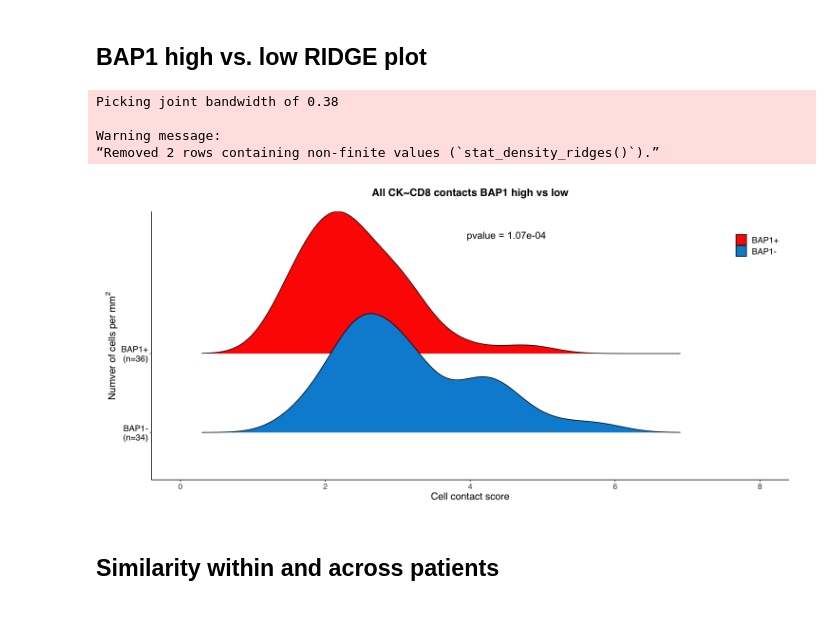
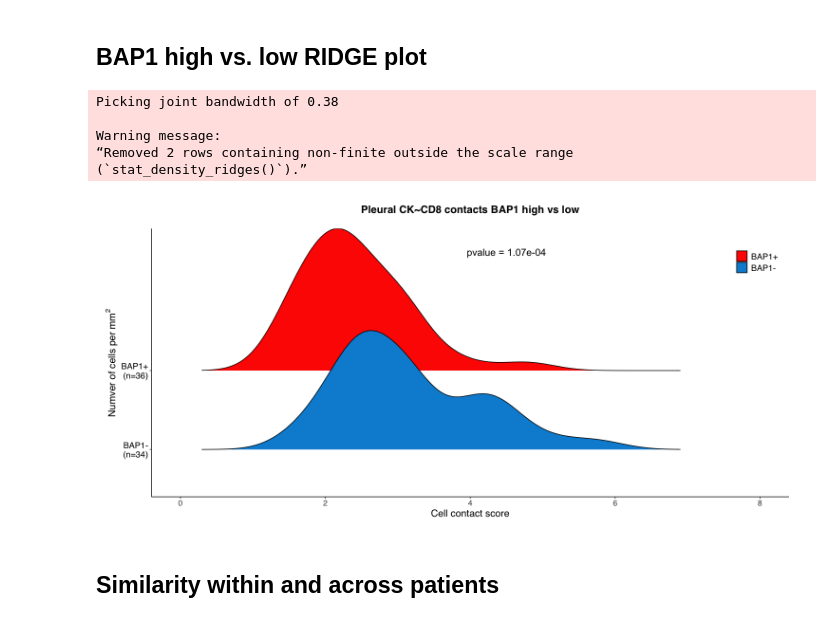
Before and after one commit to osmanbeyoglulab/MesotheliomaSpatialAtlas_analysis, a Jupyter notebook: notebook/Figures_with_R.ipynb, the cells around one changed output. Cells and saved outputs as stored; diff of their text form; code cells hidden in the pictures.

```diff
--- a/notebook/Figures_with_R.ipynb
+++ b/notebook/Figures_with_R.ipynb
@@ -373,29 +368,30 @@ if (length(score_h)==0 | length(score_l)==0){
 # %%
 
 num_high = length(score_h)
 num_low = length(score_l)
 
 pair_score = c(score_h, score_l)
 group = c(rep("BAP1+", length(score_h)), rep("BAP1-", length(score_l)))
 
 df_plot = as.data.frame(cbind(pair_score, group))
 df_plot$pair_score = as.numeric(df_plot$pair_score)
 # df_plot$group = factor(df_plot$group, levels = c("BAP1+", "BAP1-")) #change the plot order
 
-title = paste0(str_to_title(casetype), " CK~", ptype1, " contacts BAP1 high vs low")
+title = paste0(str_to_title(casetype), " CK~CD8 contacts BAP1 high vs low")
 
-
+casetype = "Pleural"
 if (casetype=="all") xlim = c(0,8)
 if (casetype== "Pleural") xlim = c(0,8)
 if (casetype=="Peritoneal") xlim = c(1,6)
 
 ridge_plot_BAP1(df_plot,title, "pair_score", "group", xlim, pvalue, num_high, num_low, pathout, save=FALSE )
 # %% [output]
 Picking joint bandwidth of 0.38
 
 Warning message:
-“Removed 2 rows containing non-finite values (`stat_density_ridges()`).”
+“Removed 2 rows containing non-finite outside the scale range
+(`stat_density_ridges()`).”
-[figure, old version]
+[figure, new version]
 # %% [markdown]
 ## Similarity within and across patients
 # %%
```
Also changed, not shown: parts of 5 cells of this notebook, 1 other file.
